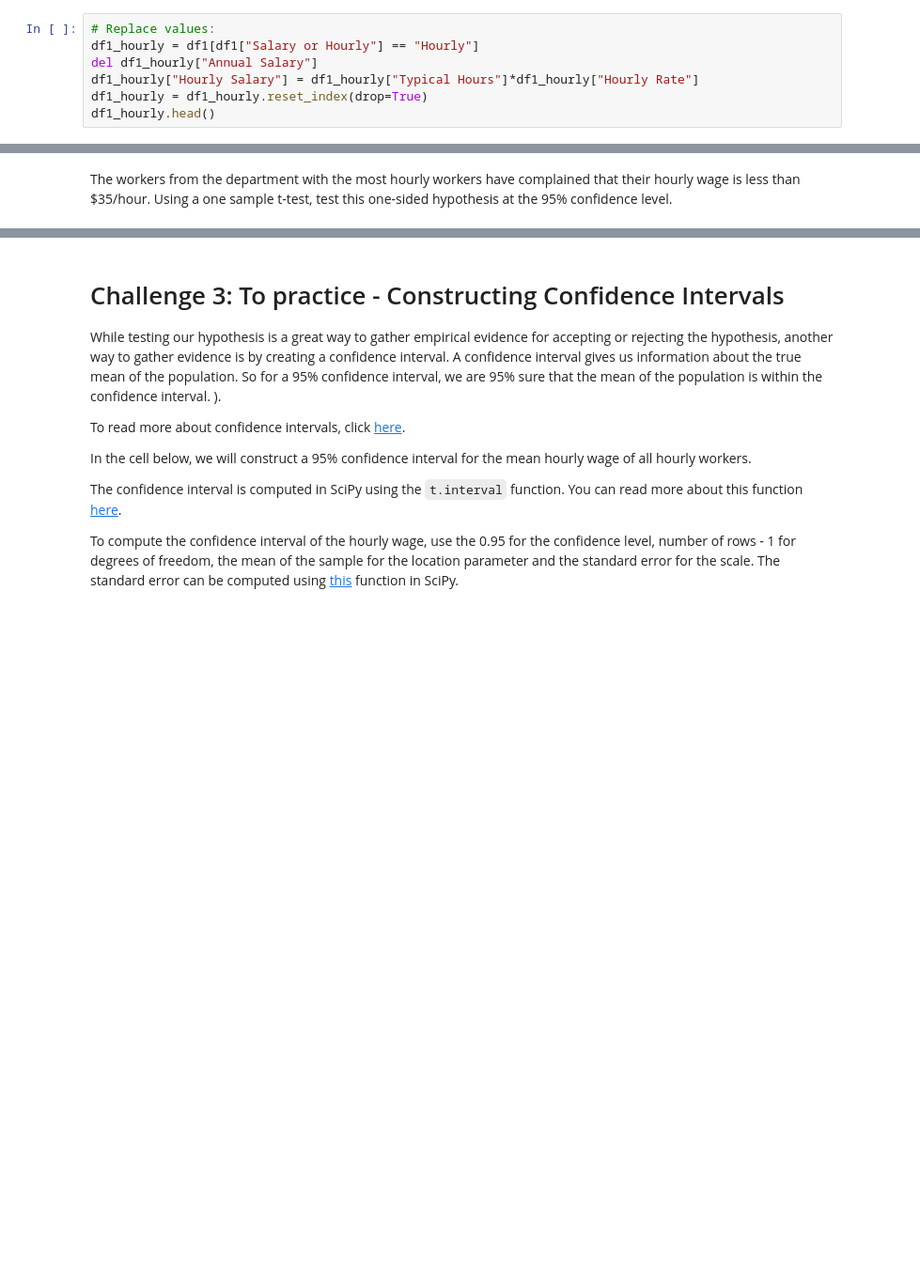
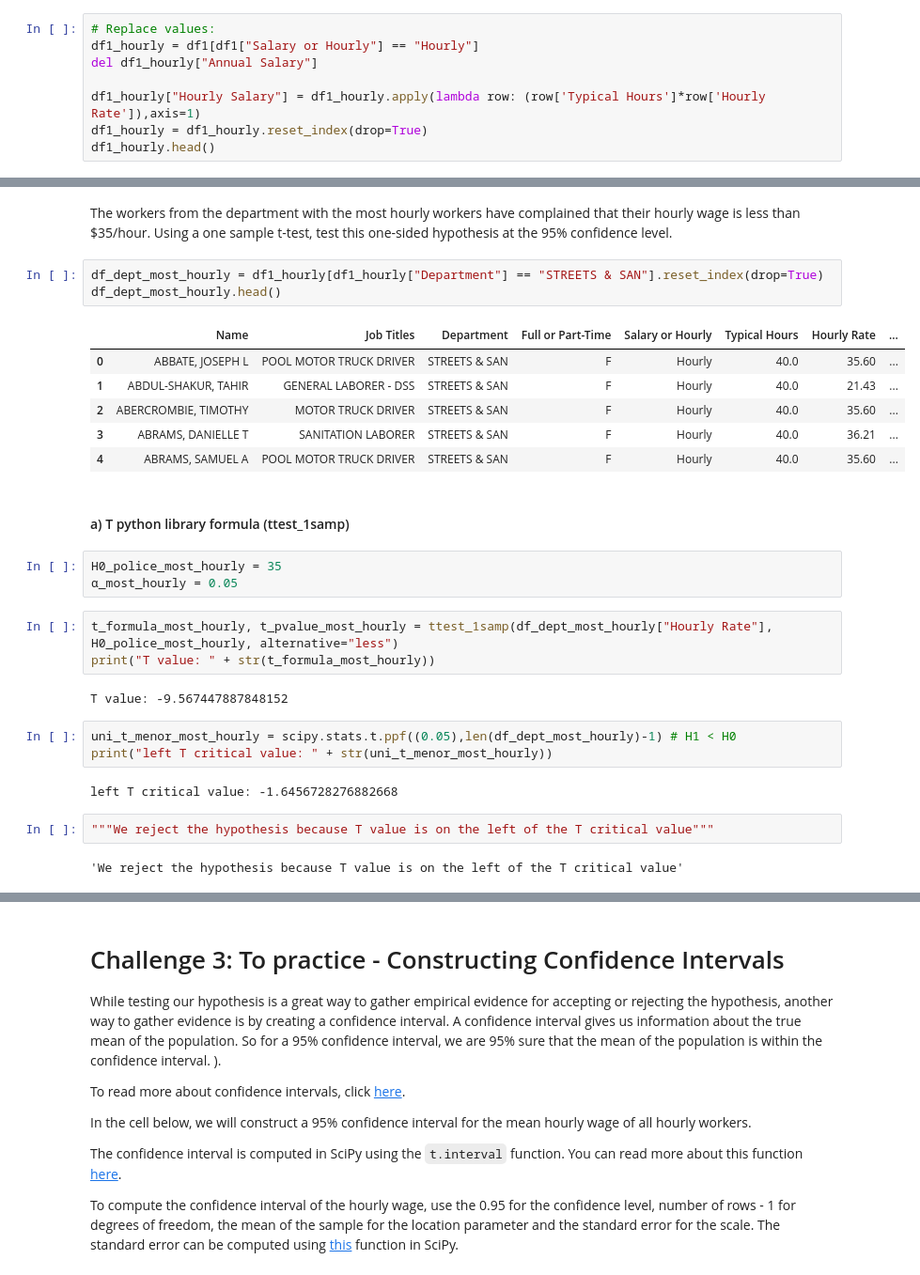
Before and after one commit to alvaro-saez/dataptmad1121_labs, a Jupyter notebook: module-2/hypothesis-testing/your-code/[hypothesis-testing] main - Álvaro Sáez.ipynb, the cells around one changed output, grey strips where cells are left out. Shown: that part at 94% size. Drawn from its saved outputs; the diff is of its cells as text; blank space fills up the shorter version.

Commit message:
lab hypothesis-testing main finished

```diff
--- a/module-2/hypothesis-testing/your-code/[hypothesis-testing] main - Álvaro Sáez.ipynb
+++ b/module-2/hypothesis-testing/your-code/[hypothesis-testing] main - Álvaro Sáez.ipynb
@@ -67,7 +69,8 @@ df1_salary.head()
 # Replace values:
 df1_hourly = df1[df1["Salary or Hourly"] == "Hourly"]
 del df1_hourly["Annual Salary"]
-df1_hourly["Hourly Salary"] = df1_hourly["Typical Hours"]*df1_hourly["Hourly Rate"]
+
+df1_hourly["Hourly Salary"] = df1_hourly.apply(lambda row: (row['Typical Hours']*row['Hourly Rate']),axis=1)
 df1_hourly = df1_hourly.reset_index(drop=True)
 df1_hourly.head()
 # %% [output]
@@ -326,3 +367,32 @@ STREETS & SAN    1862
 Name: Total, dtype: int64
 # %% [markdown]
 The workers from the department with the most hourly workers have complained that their hourly wage is less than $35/hour. Using a one sample t-test, test this one-sided hypothesis at the 95% confidence level.
+# %%
+df_dept_most_hourly = df1_hourly[df1_hourly["Department"] == "STREETS & SAN"].reset_index(drop=True)
+df_dept_most_hourly.head()
+# %% [output]
+|  | Name | Job Titles | Department | Full or Part-Time | Salary or Hourly | Typical Hours | Hourly Rate | ... |
+| 0 | ABBATE, JOSEPH L | POOL MOTOR TRUCK DRIVER | STREETS & SAN | F | Hourly | 40.0 | 35.60 | ... |
+| 1 | ABDUL-SHAKUR, TAHIR | GENERAL LABORER - DSS | STREETS & SAN | F | Hourly | 40.0 | 21.43 | ... |
+| 2 | ABERCROMBIE, TIMOTHY | MOTOR TRUCK DRIVER | STREETS & SAN | F | Hourly | 40.0 | 35.60 | ... |
+| 3 | ABRAMS, DANIELLE T | SANITATION LABORER | STREETS & SAN | F | Hourly | 40.0 | 36.21 | ... |
+| 4 | ABRAMS, SAMUEL A | POOL MOTOR TRUCK DRIVER | STREETS & SAN | F | Hourly | 40.0 | 35.60 | ... |
+# %% [markdown]
+#### a) T python library formula (ttest_1samp)
+# %%
+H0_police_most_hourly = 35
+α_most_hourly = 0.05
+# %%
+t_formula_most_hourly, t_pvalue_most_hourly = ttest_1samp(df_dept_most_hourly["Hourly Rate"], H0_police_most_hourly, alternative="less")
+print("T value: " + str(t_formula_most_hourly))
+# %% [output]
+T value: -9.567447887848152
+# %%
+uni_t_menor_most_hourly = scipy.stats.t.ppf((0.05),len(df_dept_most_hourly)-1) # H1 < H0
+print("left T critical value: " + str(uni_t_menor_most_hourly))
+# %% [output]
+left T critical value: -1.6456728276882668
+# %%
+"""We reject the hypothesis because T value is on the left of the T critical value"""
+# %% [output]
+'We reject the hypothesis because T value is on the left of the T critical value'
```
Also changed, not shown: parts of 41 cells of this notebook.
